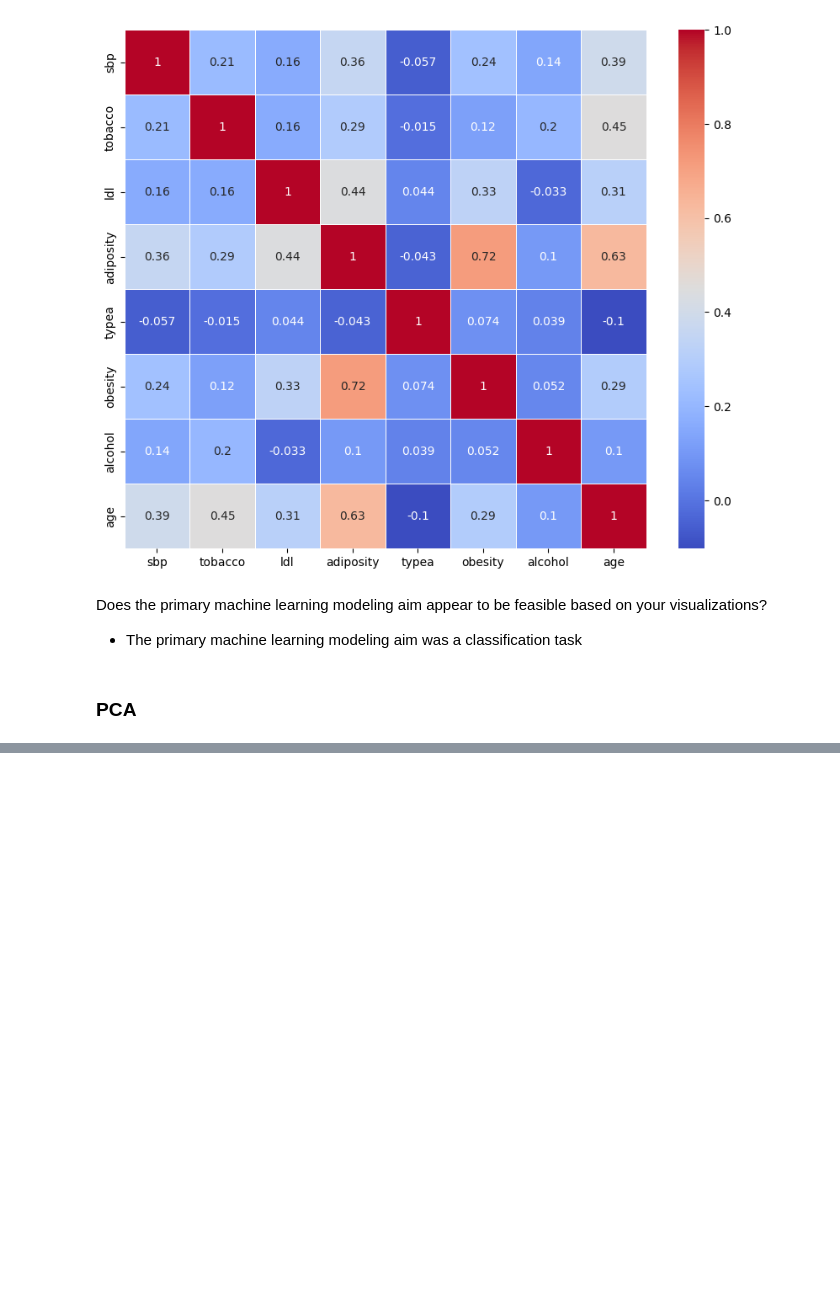
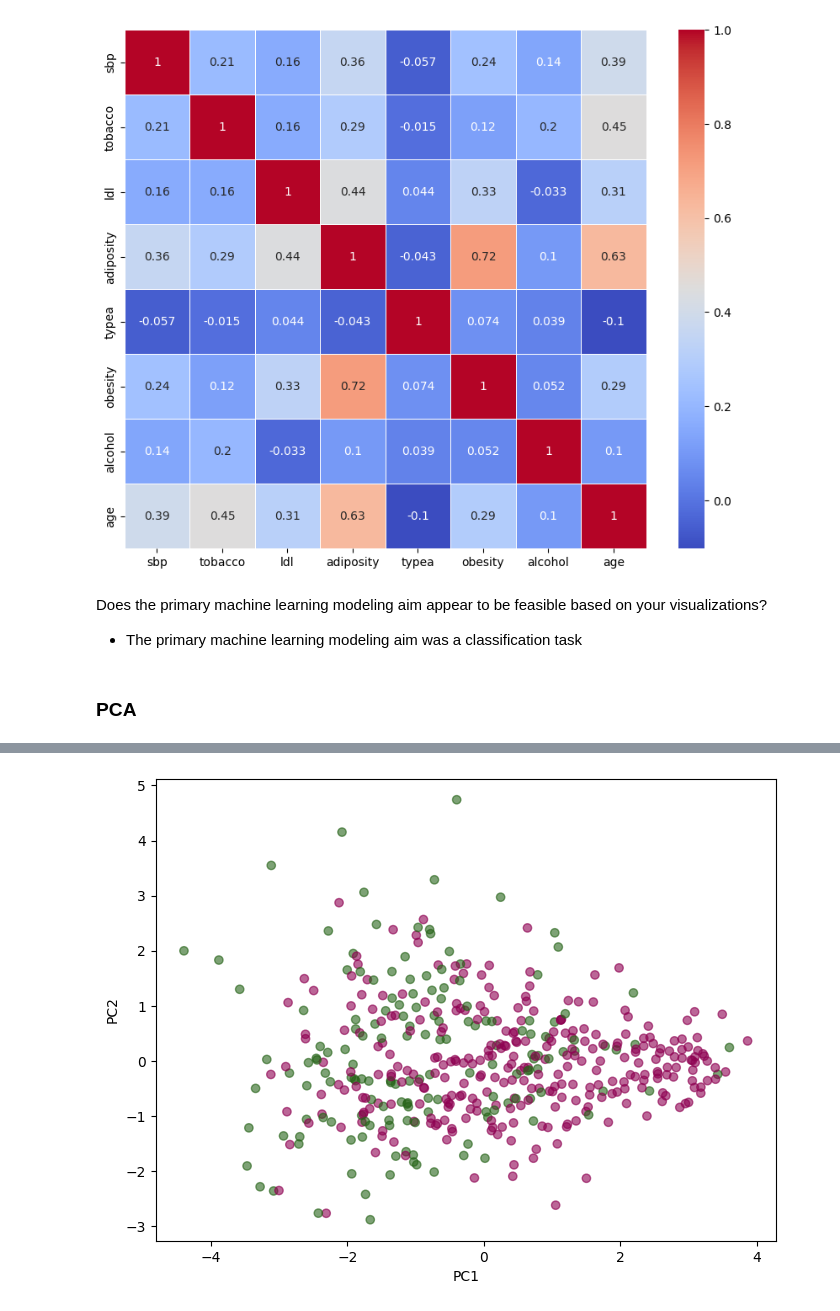
Before and after one commit to s243933/Introduction-to-ML-and-Data-Mining, a Jupyter notebook: EDA.ipynb, the cells around one changed output, grey strips where cells are left out. Drawn from its saved outputs; the diff is of its cells as text; code cells hidden in the pictures; blank space fills up the shorter version.

```diff
--- a/EDA.ipynb
+++ b/EDA.ipynb
@@ -148 +154,10 @@ pca_df = pd.DataFrame(Z_4, columns=['PC1', 'PC2', 'PC3', 'PC4'])
 pca_df['Class'] = y
+# %%
+plt.figure(figsize=(8, 6))
+plt.scatter(pca_df['PC1'], pca_df['PC2'], c=pca_df['Class'], cmap='PiYG', alpha=0.6)
+plt.xlabel('PC1')
+plt.ylabel('PC2')
+
+plt.show()
+# %% [output]
+[figure, added]
```
Also changed, not shown: parts of 6 cells of this notebook, 1 other file.
